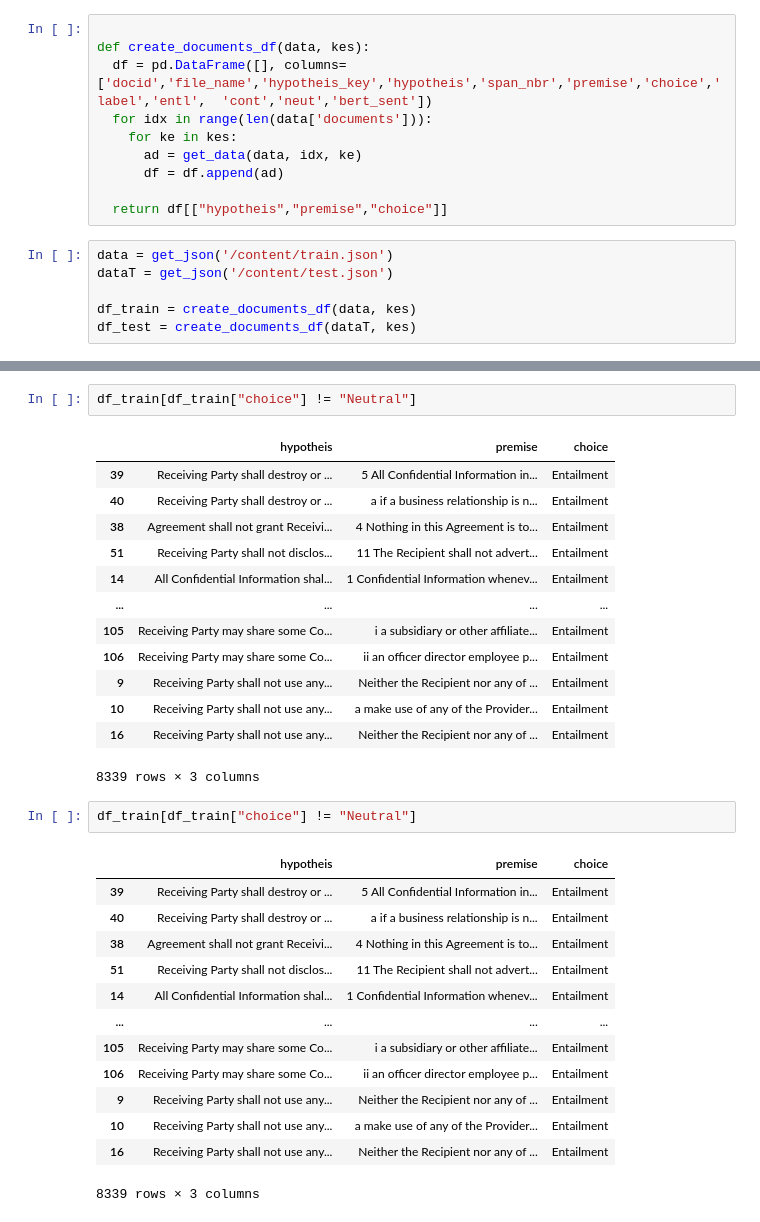
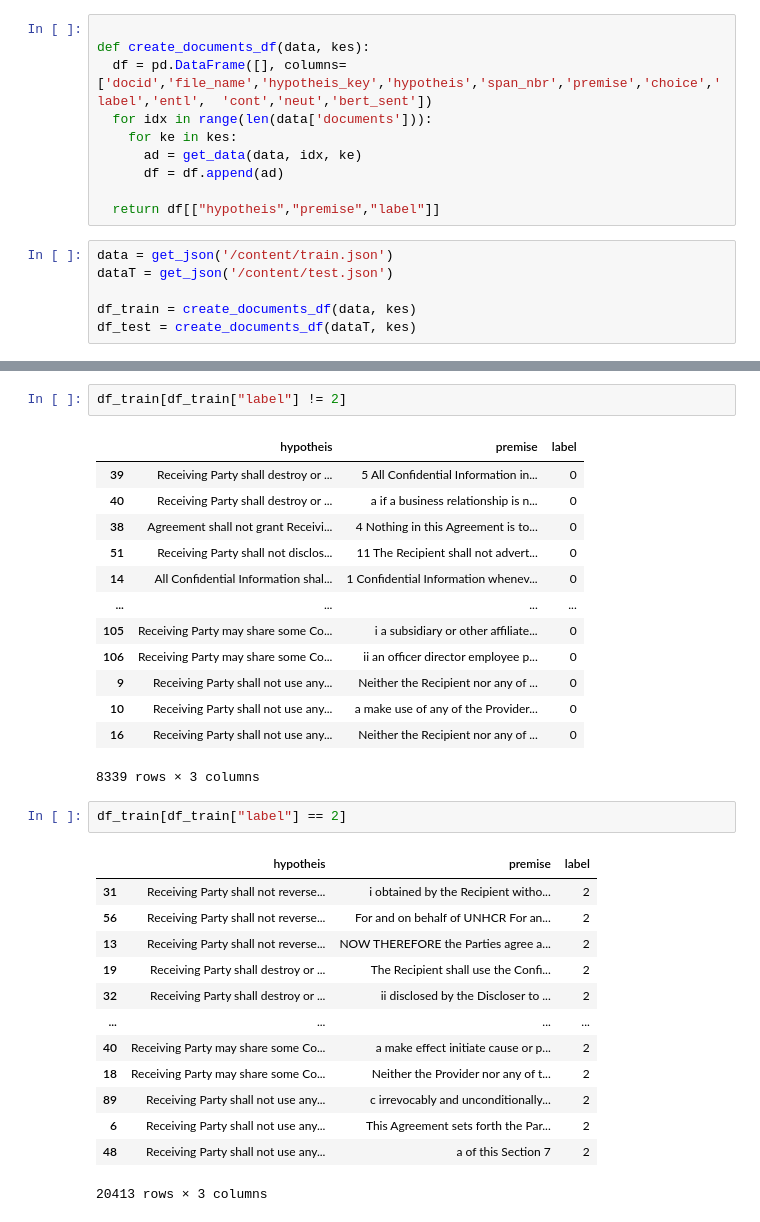
Before and after one commit to sgudiduri/ContractReviewAutomation, a Jupyter notebook: research/Contract_NLI_pipeline_data_Analysis.ipynb, the cells around one changed output, grey strips where cells are left out. Cells and saved outputs as stored; diff of their text form.

```diff
--- a/research/Contract_NLI_pipeline_data_Analysis.ipynb
+++ b/research/Contract_NLI_pipeline_data_Analysis.ipynb
@@ -112,7 +112,7 @@ def create_documents_df(data, kes):
       ad = get_data(data, idx, ke)
       df = df.append(ad)
 
-  return df[["hypotheis","premise","choice"]]
+  return df[["hypotheis","premise","label"]]
 # %%
 data = get_json('/content/train.json')
 dataT = get_json('/content/test.json')
@@ -177,33 +156,33 @@ df_train[df_train["hypotheis"] != ""]
 # %%
-df_train[df_train["choice"] != "Neutral"]
+df_train[df_train["label"] != 2]
 # %% [output]
-|  | hypotheis | premise | choice |
-| 39 | Receiving Party shall destroy or ... | 5 All Confidential Information in... | Entailment |
-| 40 | Receiving Party shall destroy or ... | a if a business relationship is n... | Entailment |
-| 38 | Agreement shall not grant Receivi... | 4 Nothing in this Agreement is to... | Entailment |
-| 51 | Receiving Party shall not disclos... | 11 The Recipient shall not advert... | Entailment |
-| 14 | All Confidential Information shal... | 1 Confidential Information whenev... | Entailment |
+|  | hypotheis | premise | label |
+| 39 | Receiving Party shall destroy or ... | 5 All Confidential Information in... | 0 |
+| 40 | Receiving Party shall destroy or ... | a if a business relationship is n... | 0 |
+| 38 | Agreement shall not grant Receivi... | 4 Nothing in this Agreement is to... | 0 |
+| 51 | Receiving Party shall not disclos... | 11 The Recipient shall not advert... | 0 |
+| 14 | All Confidential Information shal... | 1 Confidential Information whenev... | 0 |
 | ... | ... | ... | ... |
-| 105 | Receiving Party may share some Co... | i a subsidiary or other affiliate... | Entailment |
-| 106 | Receiving Party may share some Co... | ii an officer director employee p... | Entailment |
-| 9 | Receiving Party shall not use any... | Neither the Recipient nor any of ... | Entailment |
-| 10 | Receiving Party shall not use any... | a make use of any of the Provider... | Entailment |
-| 16 | Receiving Party shall not use any... | Neither the Recipient nor any of ... | Entailment |
+| 105 | Receiving Party may share some Co... | i a subsidiary or other affiliate... | 0 |
+| 106 | Receiving Party may share some Co... | ii an officer director employee p... | 0 |
+| 9 | Receiving Party shall not use any... | Neither the Recipient nor any of ... | 0 |
+| 10 | Receiving Party shall not use any... | a make use of any of the Provider... | 0 |
+| 16 | Receiving Party shall not use any... | Neither the Recipient nor any of ... | 0 |
 8339 rows × 3 columns
 # %%
-df_train[df_train["choice"] != "Neutral"]
+df_train[df_train["label"] == 2]
 # %% [output]
-|  | hypotheis | premise | choice |
-| 39 | Receiving Party shall destroy or ... | 5 All Confidential Information in... | Entailment |
-| 40 | Receiving Party shall destroy or ... | a if a business relationship is n... | Entailment |
-| 38 | Agreement shall not grant Receivi... | 4 Nothing in this Agreement is to... | Entailment |
-| 51 | Receiving Party shall not disclos... | 11 The Recipient shall not advert... | Entailment |
-| 14 | All Confidential Information shal... | 1 Confidential Information whenev... | Entailment |
+|  | hypotheis | premise | label |
+| 31 | Receiving Party shall not reverse... | i obtained by the Recipient witho... | 2 |
+| 56 | Receiving Party shall not reverse... | For and on behalf of UNHCR For an... | 2 |
+| 13 | Receiving Party shall not reverse... | NOW THEREFORE the Parties agree a... | 2 |
+| 19 | Receiving Party shall destroy or ... | The Recipient shall use the Confi... | 2 |
+| 32 | Receiving Party shall destroy or ... | ii disclosed by the Discloser to ... | 2 |
 | ... | ... | ... | ... |
-| 105 | Receiving Party may share some Co... | i a subsidiary or other affiliate... | Entailment |
-| 106 | Receiving Party may share some Co... | ii an officer director employee p... | Entailment |
-| 9 | Receiving Party shall not use any... | Neither the Recipient nor any of ... | Entailment |
-| 10 | Receiving Party shall not use any... | a make use of any of the Provider... | Entailment |
-| 16 | Receiving Party shall not use any... | Neither the Recipient nor any of ... | Entailment |
+| 40 | Receiving Party may share some Co... | a make effect initiate cause or p... | 2 |
+| 18 | Receiving Party may share some Co... | Neither the Provider nor any of t... | 2 |
+| 89 | Receiving Party shall not use any... | c irrevocably and unconditionally... | 2 |
+| 6 | Receiving Party shall not use any... | This Agreement sets forth the Par... | 2 |
+| 48 | Receiving Party shall not use any... | a of this Section 7 | 2 |
-8339 rows × 3 columns
+20413 rows × 3 columns
 # %%
```
Also changed, not shown: parts of 6 cells of this notebook, 18 other files.
